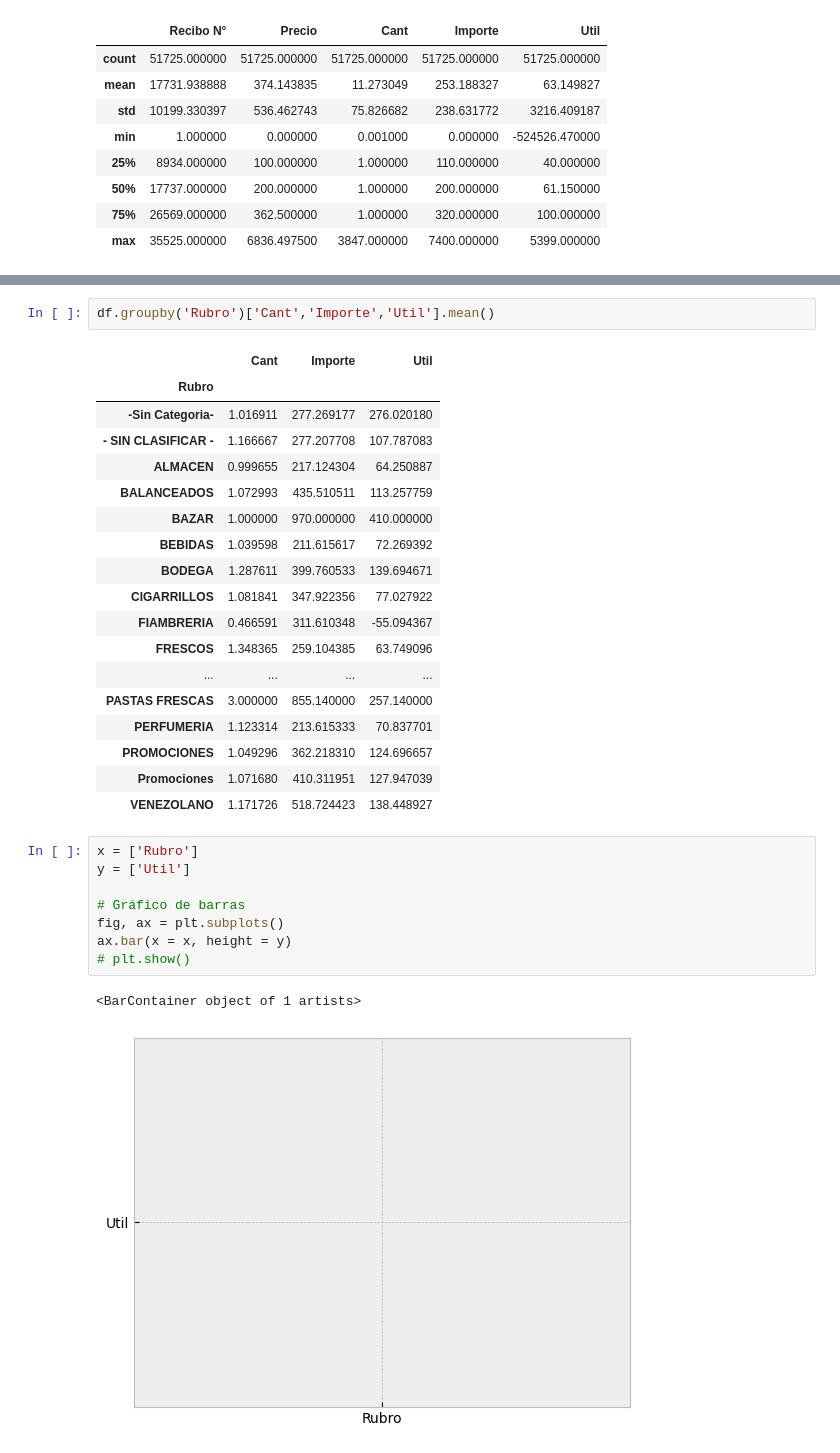
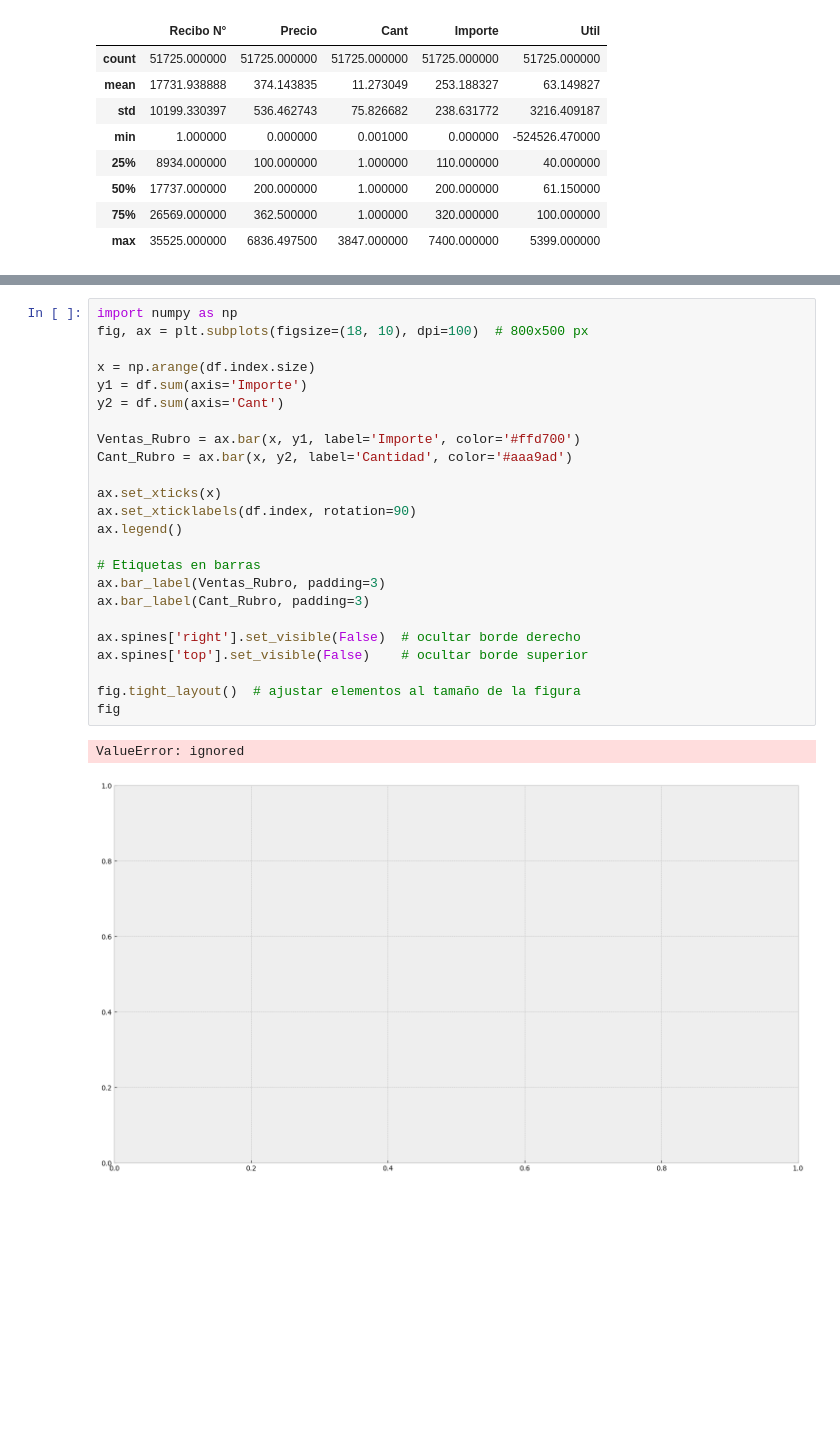
Before and after one commit to LuisaVALvarezS/CoderLab, a Jupyter notebook: Visualización_Luisa_Álvarez.ipynb, the cells around one changed output, grey strips where cells are left out. Cells and saved outputs as stored; diff of their text form; blank space fills up the shorter version.

```diff
--- a/Visualización_Luisa_Álvarez.ipynb
+++ b/Visualización_Luisa_Álvarez.ipynb
@@ -64,32 +64,27 @@ df.head()
-# %%
-df.groupby('Rubro')['Cant','Importe','Util'].mean()
-# %% [output]
-|  | Cant | Importe | Util |
-| Rubro |  |  |  |
-| -Sin Categoria- | 1.016911 | 277.269177 | 276.020180 |
-| - SIN CLASIFICAR - | 1.166667 | 277.207708 | 107.787083 |
-| ALMACEN | 0.999655 | 217.124304 | 64.250887 |
-| BALANCEADOS | 1.072993 | 435.510511 | 113.257759 |
-| BAZAR | 1.000000 | 970.000000 | 410.000000 |
-| BEBIDAS | 1.039598 | 211.615617 | 72.269392 |
-| BODEGA | 1.287611 | 399.760533 | 139.694671 |
-| CIGARRILLOS | 1.081841 | 347.922356 | 77.027922 |
-| FIAMBRERIA | 0.466591 | 311.610348 | -55.094367 |
-| FRESCOS | 1.348365 | 259.104385 | 63.749096 |
-| ... | ... | ... | ... |
-| PASTAS FRESCAS | 3.000000 | 855.140000 | 257.140000 |
-| PERFUMERIA | 1.123314 | 213.615333 | 70.837701 |
-| PROMOCIONES | 1.049296 | 362.218310 | 124.696657 |
-| Promociones | 1.071680 | 410.311951 | 127.947039 |
-| VENEZOLANO | 1.171726 | 518.724423 | 138.448927 |
-# %%
-x = ['Rubro']
-y = ['Util']
-
-# Gráfico de barras
-fig, ax = plt.subplots()
-ax.bar(x = x, height = y)
-# plt.show()
-# %% [output]
-<BarContainer object of 1 artists>
-[figure, removed]
+# %%
+import numpy as np
+fig, ax = plt.subplots(figsize=(18, 10), dpi=100)  # 800x500 px
+
+x = np.arange(df.index.size)
+y1 = df.sum(axis='Importe')
+y2 = df.sum(axis='Cant')
+
+Ventas_Rubro = ax.bar(x, y1, label='Importe', color='#ffd700')
+Cant_Rubro = ax.bar(x, y2, label='Cantidad', color='#aaa9ad')
+
+ax.set_xticks(x)
+ax.set_xticklabels(df.index, rotation=90)
+ax.legend()
+
+# Etiquetas en barras
+ax.bar_label(Ventas_Rubro, padding=3)
+ax.bar_label(Cant_Rubro, padding=3)
+
+ax.spines['right'].set_visible(False)  # ocultar borde derecho
+ax.spines['top'].set_visible(False)    # ocultar borde superior
+
+fig.tight_layout()  # ajustar elementos al tamaño de la figura
+fig
+# %% [output]
+ValueError: ignored
+[figure, added]
```
Also changed, not shown: parts of 2 cells of this notebook.
